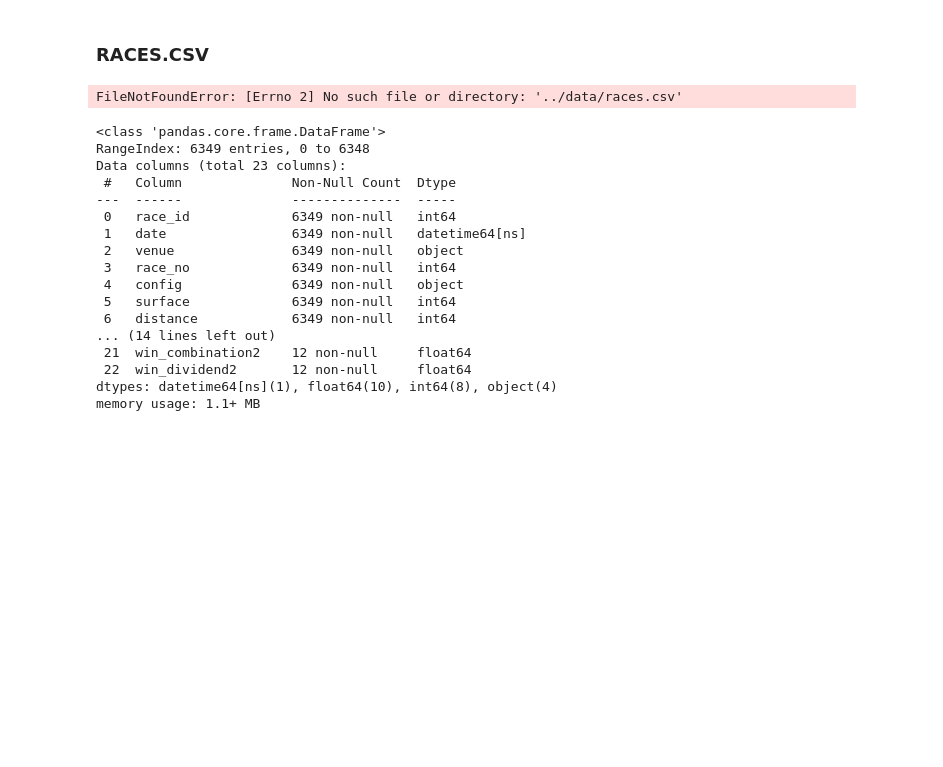
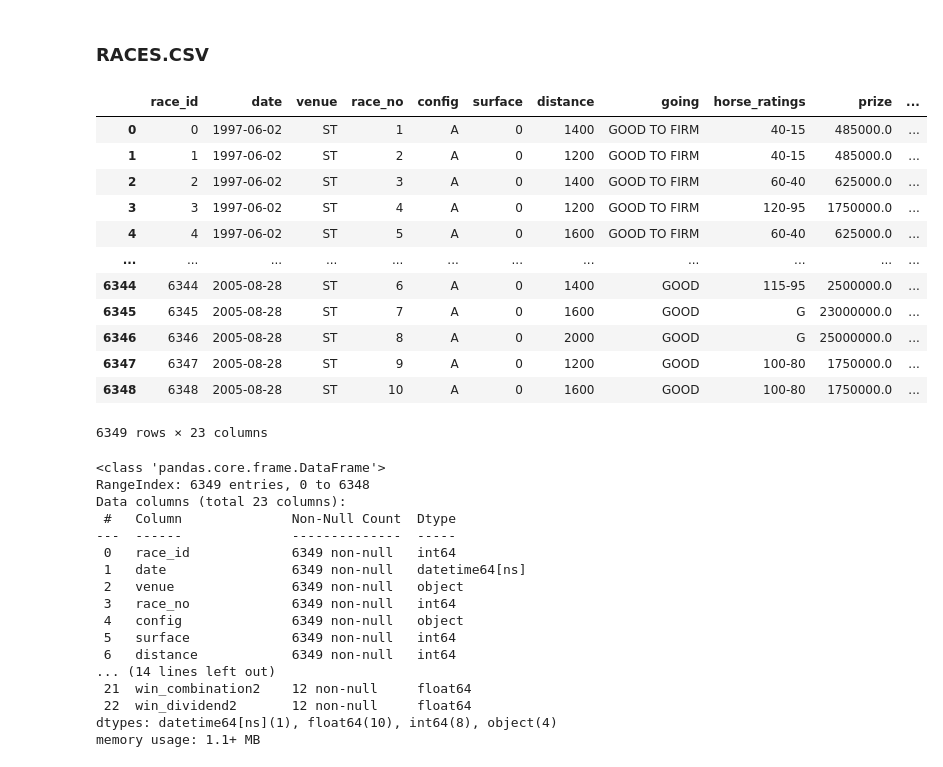
Before and after one commit to TLiemNGY/horse_racings, a Jupyter notebook: notebooks/EDA.ipynb, the cells around one changed output. Saved outputs shown, nothing was run; the diff lists cells and outputs as text; code cells hidden in the pictures; blank space fills up the shorter version.

```diff
--- a/notebooks/EDA.ipynb
+++ b/notebooks/EDA.ipynb
@@ -100,14 +100,26 @@ memory usage: 10.3+ MB
 # %% [markdown]
 ### RACES.CSV
 # %%
-df_races = pd.read_csv("../data/races.csv")
+df_races = pd.read_csv("../data/raw/races.csv")
 
 df_races = df_races.drop(columns =['sec_time1','sec_time2','sec_time3','sec_time4','sec_time5','sec_time6', 'sec_time7'])
 df_races = df_races.drop(columns =['time1','time2','time3','time4','time5','time6', 'time7'])
 
 df_races
 # %% [output]
+|  | race_id | date | venue | race_no | config | surface | distance | going | horse_ratings | prize | ... |
+| 0 | 0 | 1997-06-02 | ST | 1 | A | 0 | 1400 | GOOD TO FIRM | 40-15 | 485000.0 | ... |
+| 1 | 1 | 1997-06-02 | ST | 2 | A | 0 | 1200 | GOOD TO FIRM | 40-15 | 485000.0 | ... |
+| 2 | 2 | 1997-06-02 | ST | 3 | A | 0 | 1400 | GOOD TO FIRM | 60-40 | 625000.0 | ... |
+| 3 | 3 | 1997-06-02 | ST | 4 | A | 0 | 1200 | GOOD TO FIRM | 120-95 | 1750000.0 | ... |
+| 4 | 4 | 1997-06-02 | ST | 5 | A | 0 | 1600 | GOOD TO FIRM | 60-40 | 625000.0 | ... |
+| ... | ... | ... | ... | ... | ... | ... | ... | ... | ... | ... | ... |
+| 6344 | 6344 | 2005-08-28 | ST | 6 | A | 0 | 1400 | GOOD | 115-95 | 2500000.0 | ... |
+| 6345 | 6345 | 2005-08-28 | ST | 7 | A | 0 | 1600 | GOOD | G | 23000000.0 | ... |
+| 6346 | 6346 | 2005-08-28 | ST | 8 | A | 0 | 2000 | GOOD | G | 25000000.0 | ... |
+| 6347 | 6347 | 2005-08-28 | ST | 9 | A | 0 | 1200 | GOOD | 100-80 | 1750000.0 | ... |
+| 6348 | 6348 | 2005-08-28 | ST | 10 | A | 0 | 1600 | GOOD | 100-80 | 1750000.0 | ... |
-FileNotFoundError: [Errno 2] No such file or directory: '../data/races.csv'
+6349 rows × 23 columns
 # %%
 df_races['date'] = pd.to_datetime(df_races['date'])
 df_races.info()
```
Also changed, not shown: parts of 3 cells of this notebook, 8 other files.
